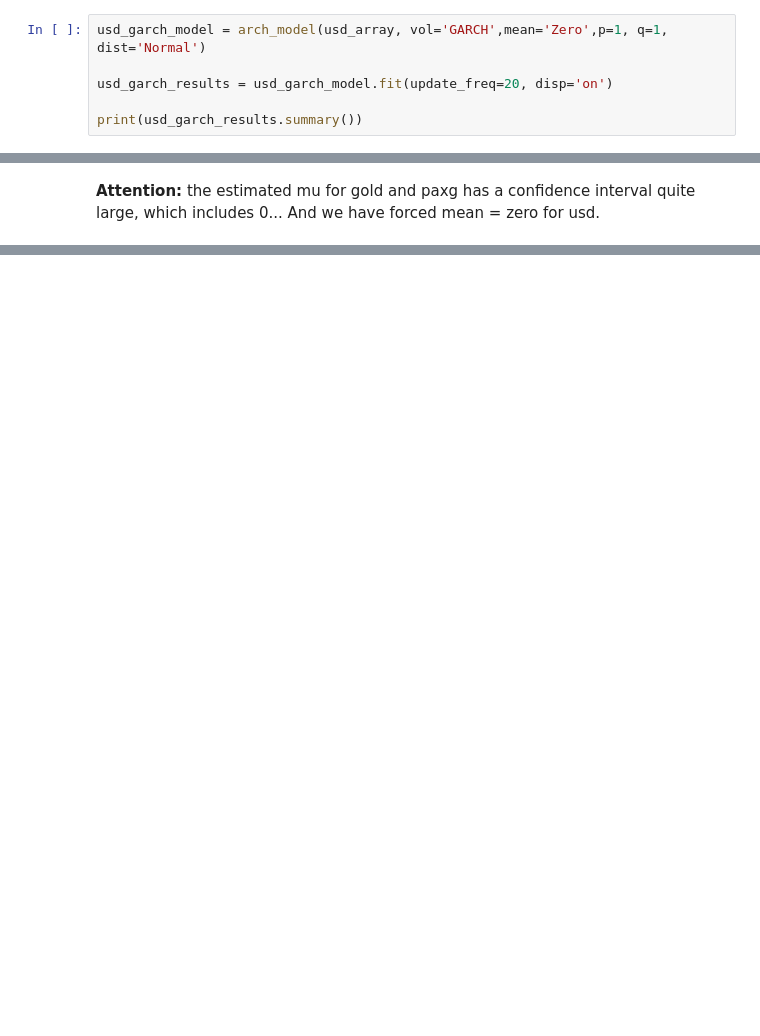
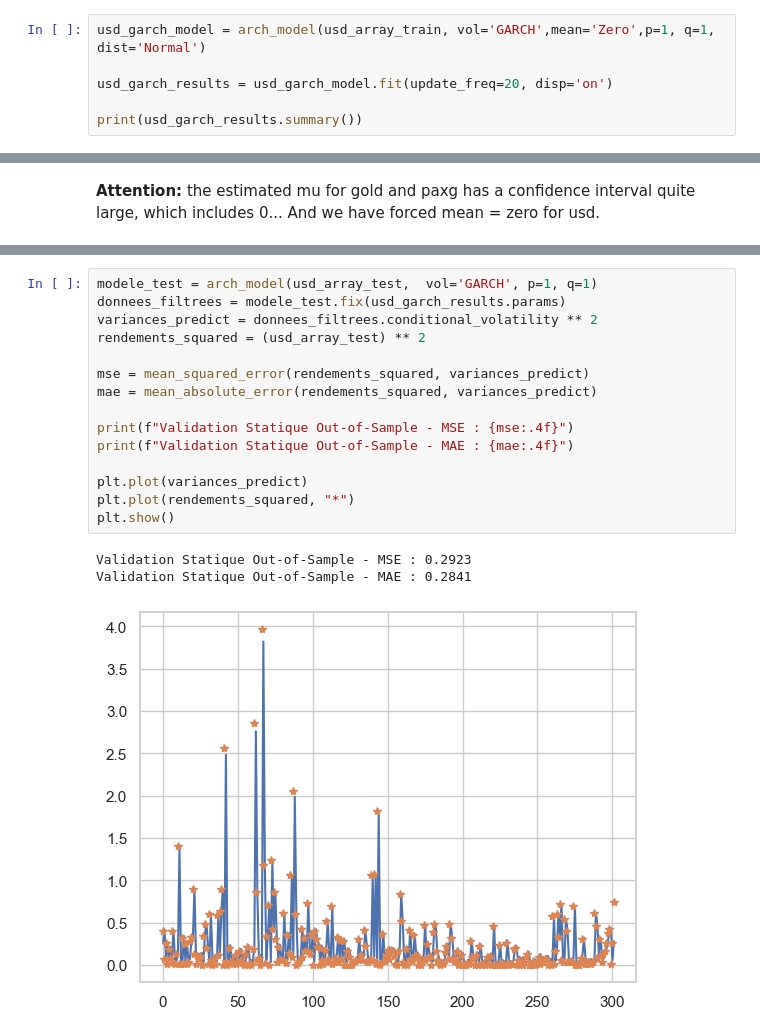
Before and after one commit to ElodieElodie/memoire_stats, a Jupyter notebook: yu.ipynb, the cells around one changed output, grey strips where cells are left out. Drawn from its saved outputs; the diff is of its cells as text; blank space fills up the shorter version.

```diff
--- a/yu.ipynb
+++ b/yu.ipynb
@@ -372,7 +382,7 @@ beta[1]        0.8340  3.723e-02     22.398 4.122e-111     [  0.761,  0.907]
 
 Covariance estimator: robust
 # %%
-usd_garch_model = arch_model(usd_array, vol='GARCH',mean='Zero',p=1, q=1, dist='Normal')
+usd_garch_model = arch_model(usd_array_train, vol='GARCH',mean='Zero',p=1, q=1, dist='Normal')
 
 usd_garch_results = usd_garch_model.fit(update_freq=20, disp='on')
 
@@ -405,0 +506,19 @@ And we have forced mean = zero for usd.
+# %%
+modele_test = arch_model(usd_array_test,  vol='GARCH', p=1, q=1)
+donnees_filtrees = modele_test.fix(usd_garch_results.params)
+variances_predict = donnees_filtrees.conditional_volatility ** 2
+rendements_squared = (usd_array_test) ** 2
+
+mse = mean_squared_error(rendements_squared, variances_predict)
+mae = mean_absolute_error(rendements_squared, variances_predict)
+
+print(f"Validation Statique Out-of-Sample - MSE : {mse:.4f}")
+print(f"Validation Statique Out-of-Sample - MAE : {mae:.4f}")
+
+plt.plot(variances_predict)
+plt.plot(rendements_squared, "*")
+plt.show()
+# %% [output]
+Validation Statique Out-of-Sample - MSE : 0.2923
+Validation Statique Out-of-Sample - MAE : 0.2841
+[figure, added]
```
Also changed, not shown: parts of 29 cells of this notebook.
